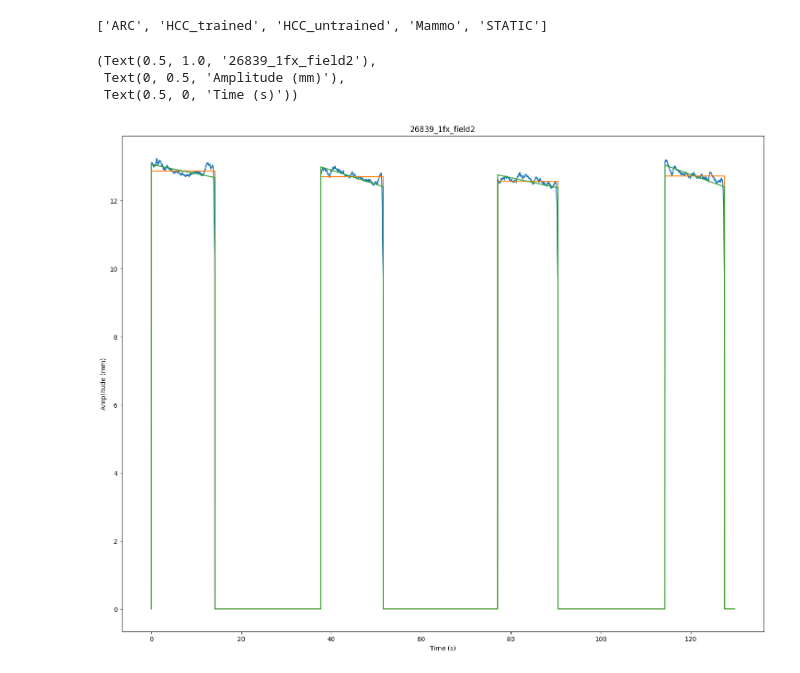
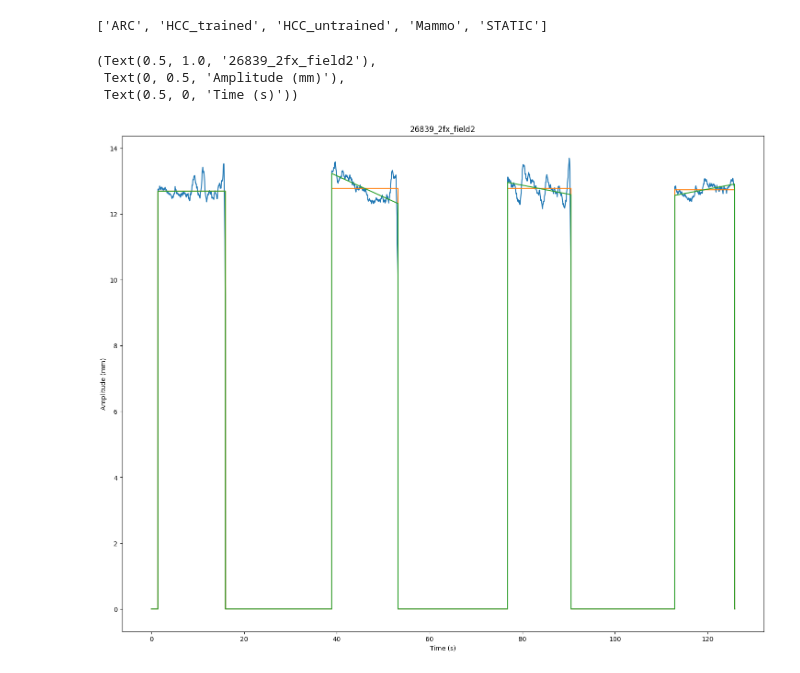
Before and after one commit to hyunjong-MRDL/LIMITLESS_DL, a Jupyter notebook: Respiration/temp.ipynb, the cells around one changed output. Saved outputs shown, nothing was run; the diff lists cells and outputs as text; code cells hidden in the pictures.

```diff
--- a/Respiration/temp.ipynb
+++ b/Respiration/temp.ipynb
@@ -15,30 +16,30 @@ untrained_list = total_patients["HCC_untrained"]
 trained_list = total_patients["HCC_trained"]
 mammo_list = total_patients["Mammo"]
 # %%
-sample_field_data = "D:\\Datasets\\Respiration\\HCC\\non-education\\26839_Breathhold_1.00-1.50_VMAT\\1\\1fx_field2.txt"
+sample_field_data = "D:\\Datasets\\Respiration\\HCC\\non-education\\26839_Breathhold_1.00-1.50_VMAT\\2\\2fx_field2.txt"
 filename = os.path.basename(sample_field_data).split(".")[0]
 (data_Times, data_Amps), (beam_Times, _) = data_new.read_field_data(sample_field_data)
 beam_Times = data_new.beam_modification(beam_Times)
 cutted_Amps = data_new.cut_by_beams(data_Times, data_Amps, beam_Times)
 enabled_intervals, num_intervals = data_new.beam_enabling_intervals(data_Times, data_Amps, beam_Times)
 field_levels, field_lines, field_errors = [], [], []
 for intv in range(num_intervals):
     average_level = data_new.avg_lvl_per_interval(enabled_intervals[intv])
     vertical_error = data_new.error_per_interval(enabled_intervals[intv])
     fitted_line = data_new.regression_line(enabled_intervals[intv])
     field_levels.append(average_level)
     field_lines.append(fitted_line)
     field_errors.append(vertical_error)
 dilated_avgs, dilated_lines = data_new.dilate_metrics(data_Times, beam_Times, field_levels, field_lines)
 
 plt.figure(figsize=(18, 14))
 plt.plot(data_Times, cutted_Amps), plt.plot(data_Times, dilated_avgs), plt.plot(data_Times, dilated_lines)
 plt.title(f"26839_{filename}"), plt.ylabel("Amplitude (mm)"), plt.xlabel("Time (s)")
 # %% [output]
-(Text(0.5, 1.0, '26839_1fx_field2'),
+(Text(0.5, 1.0, '26839_2fx_field2'),
  Text(0, 0.5, 'Amplitude (mm)'),
  Text(0.5, 0, 'Time (s)'))
-[figure, old version]
+[figure, new version]
 # %%
 organized_mammo = "E:\\Results\\Respiration\\MTG_4\\Organized_Data\\Mammo\\"
 
```
Also changed, not shown: parts of 5 cells of this notebook, 3 other files.
